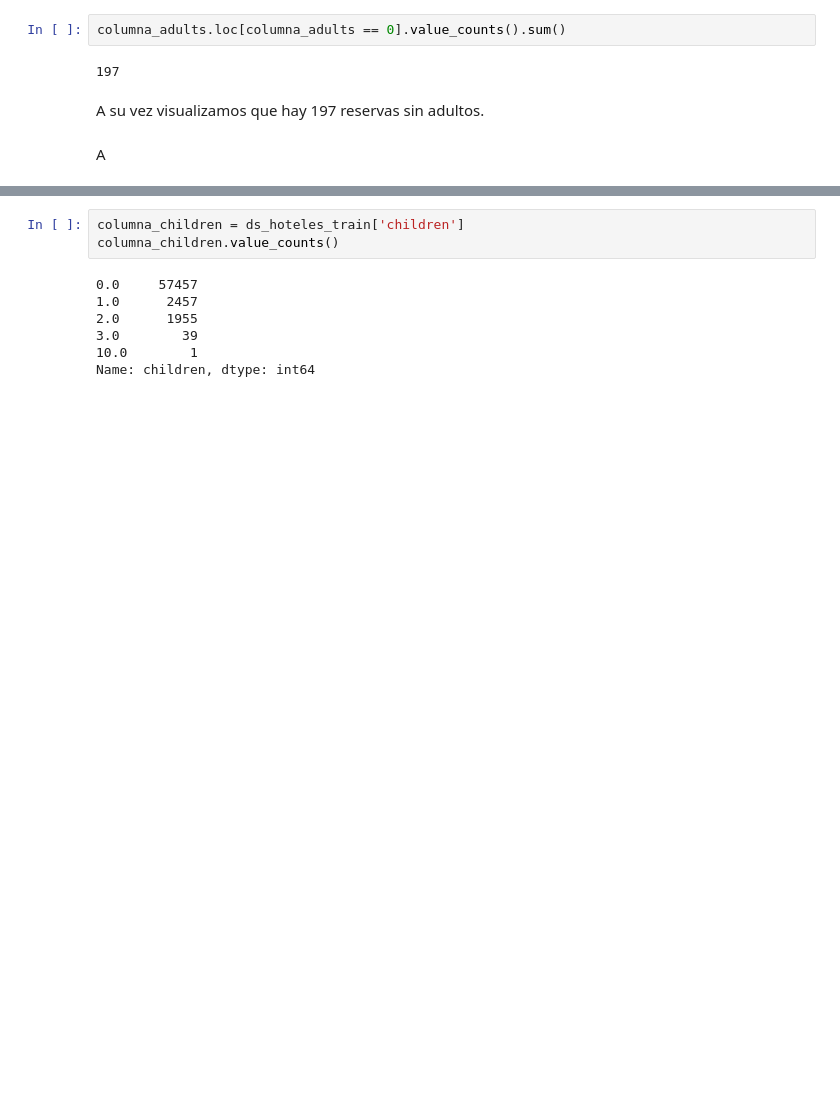
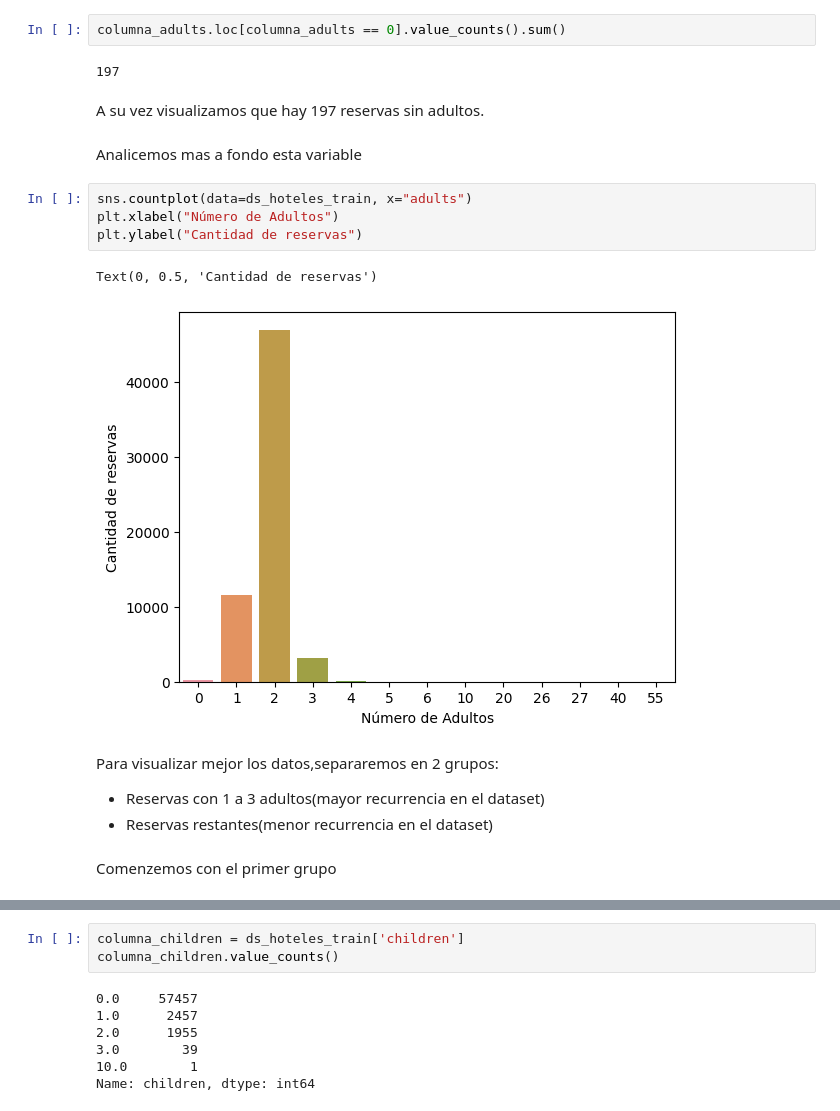
Before and after one commit to juanignaciogiacobbe/7506R-2C2023-GRUPO15, a Jupyter notebook: 7506R_TP1_GRUPO15_CHP1_ENTREGA.ipynb, the cells around one changed output, grey strips where cells are left out. Saved outputs shown, nothing was run; the diff lists cells and outputs as text; blank space fills up the shorter version.

Commit message:
Variables adults,children,babies

```diff
--- a/7506R_TP1_GRUPO15_CHP1_ENTREGA.ipynb
+++ b/7506R_TP1_GRUPO15_CHP1_ENTREGA.ipynb
@@ -322,5 +322,20 @@ columna_adults.loc[columna_adults == 0].value_counts().sum()
 197
 # %% [markdown]
 A su vez visualizamos que hay 197 reservas sin adultos.
-# %% [markdown]
-A
+# %% [markdown]
+Analicemos mas a fondo esta variable
+# %%
+sns.countplot(data=ds_hoteles_train, x="adults")
+plt.xlabel("Número de Adultos")
+plt.ylabel("Cantidad de reservas")
+# %% [output]
+Text(0, 0.5, 'Cantidad de reservas')
+[figure, added]
+# %% [markdown]
+Para visualizar mejor los datos,separaremos en 2 grupos:
+
+
+*   Reservas con 1 a 3 adultos(mayor recurrencia en el dataset)
+*   Reservas restantes(menor recurrencia en el dataset)
+# %% [markdown]
+Comenzemos con el primer grupo
```
Also changed, not shown: parts of 35 cells of this notebook.
